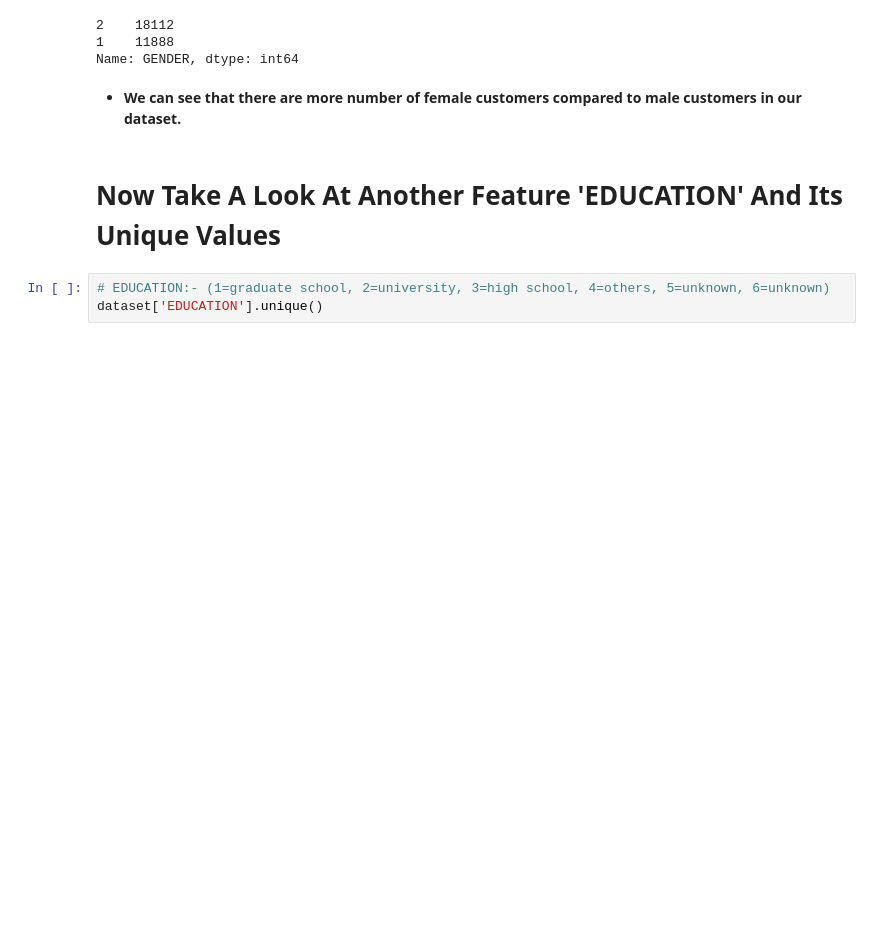
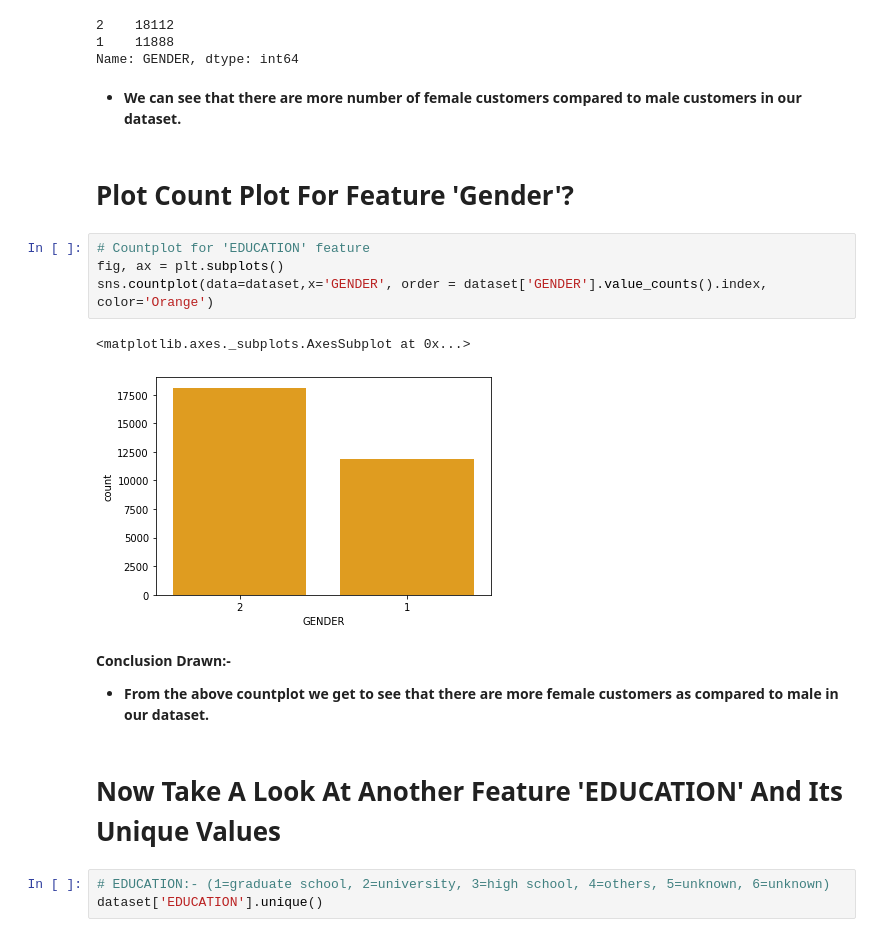
Before and after one commit to Adityasingh3008/CREDIT-CARD-DEFAULT-PREDICTION, a Jupyter notebook: Individual_Notebook_Credit_Card_Default_Prediction_(Capstone_Project_3).ipynb, the cells around one changed output. Saved outputs shown, nothing was run; the diff lists cells and outputs as text; blank space fills up the shorter version.

```diff
--- a/Individual_Notebook_Credit_Card_Default_Prediction_(Capstone_Project_3).ipynb
+++ b/Individual_Notebook_Credit_Card_Default_Prediction_(Capstone_Project_3).ipynb
@@ -325,6 +325,18 @@ dataset['GENDER'].value_counts()
 Name: GENDER, dtype: int64
 # %% [markdown]
 * **We can see that there are more number of female customers compared to male customers in our dataset.**
+# %% [markdown]
+# **Plot Count Plot For Feature 'Gender'?**
+# %%
+# Countplot for 'EDUCATION' feature
+fig, ax = plt.subplots()
+sns.countplot(data=dataset,x='GENDER', order = dataset['GENDER'].value_counts().index, color='Orange')
+# %% [output]
+<matplotlib.axes._subplots.AxesSubplot at 0x...>
+[figure, added]
+# %% [markdown]
+**Conclusion Drawn:-**
+* **From the above countplot  we get to see that there are more female customers as compared to male in our dataset.**
 # %% [markdown]
 # **Now Take A Look At Another Feature 'EDUCATION' And Its Unique Values**
 # %%
```
Also changed, not shown: parts of 1 cell of this notebook.
